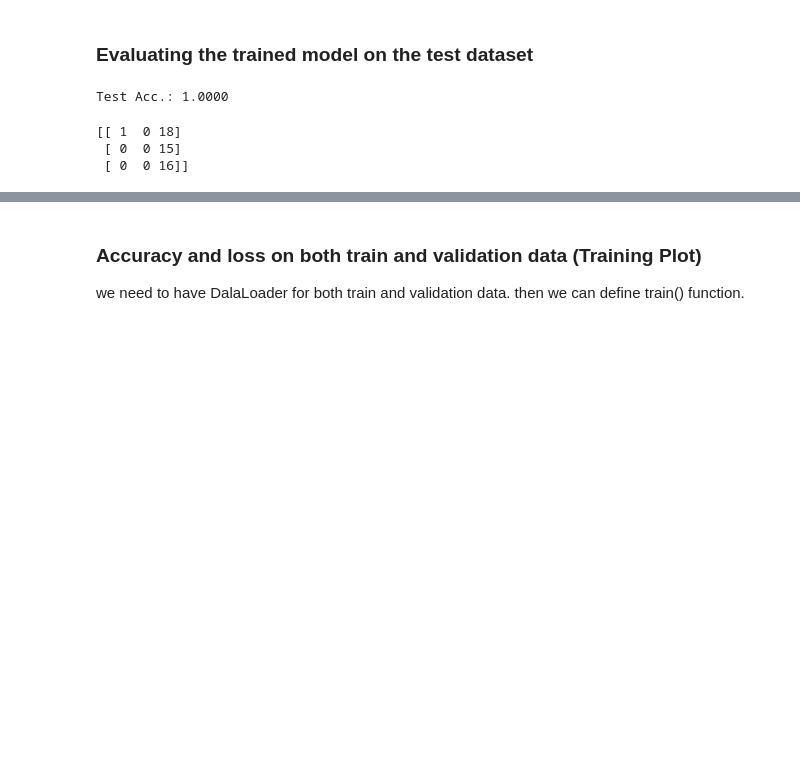
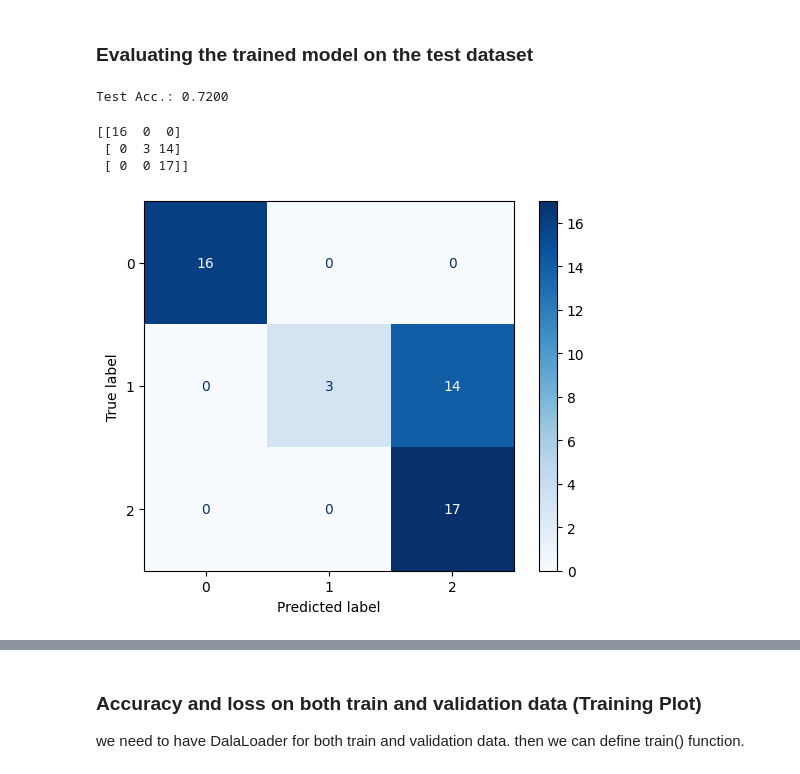
Before and after one commit to mobinapourmoshir/Functional-Deep-Learning, a Jupyter notebook: DNN Basics.ipynb, the cells around one changed output, grey strips where cells are left out. Drawn from its saved outputs; the diff is of its cells as text; code cells hidden in the pictures; blank space fills up the shorter version.

Commit message:
Confusion matrix

```diff
--- a/DNN Basics.ipynb
+++ b/DNN Basics.ipynb
@@ -216,43 +220,63 @@ plt.show()
 # %% [markdown]
 ### Evaluating the trained model on the test dataset
 # %%
-X_test_norm = (X_test - np.mean(X_train)) / np.std(X_train)
+# Normalization using train statistics only
+mean = np.mean(X_train, axis=0)
+std  = np.std(X_train, axis=0)
+
+X_test_norm = (X_test - mean) / std
 X_test_norm = torch.from_numpy(X_test_norm).float()
-y_test = torch.from_numpy(y_test)
-pred_test = model(X_test_norm)
-correct = (torch.argmax(pred_test, dim=1) == y_test).float()
-accuracy = correct.mean()
+
+# Ensure labels are tensors of correct dtype
+y_test = y_test.long()
+
+# Evaluation
+model.eval()
+with torch.no_grad():
+    pred_test = model(X_test_norm)
+    correct = (torch.argmax(pred_test, dim=1) == y_test).float()
+    accuracy = correct.mean().item()
+
 print(f'Test Acc.: {accuracy:.4f}')
 # %% [output]
-Test Acc.: 1.0000
+Test Acc.: 0.7200
 # %%
-# Confusion matrix
-from sklearn.metrics import confusion_matrix
+from sklearn.preprocessing import StandardScaler
+from sklearn.metrics import confusion_matrix, ConfusionMatrixDisplay
+import matplotlib.pyplot as plt
 import torch
 
-# Test DataLoader
-torch_y_test = y_test.long()
-torch_X_test = torch.from_numpy(X_test).float()
+# 1) Fit scaler on TRAIN ONLY (do this before training)
+scaler = StandardScaler().fit(X_train)
+X_train_std = scaler.transform(X_train)
+X_test_std  = scaler.transform(X_test)
+
+# 2) Rebuild datasets/loaders (train and test should both be standardized)
+torch_X_test = torch.from_numpy(X_test_std).float()
+torch_y_test = y_test
+
 test_ds = TensorDataset(torch_X_test, torch_y_test)
-test_dl = DataLoader(test_ds, batch_size=batch_size)
+test_dl = DataLoader(test_ds, batch_size=batch_size, shuffle=False)
 
-# Put model in evaluation mode
+# 3) Evaluate
 model.eval()
+all_preds, all_labels = [], []
 
-all_preds = []
-all_labels = []
-
-with torch.no_grad():  # No gradient calculation needed for evaluation
-    for x_batch, y_batch in test_dl:
-        pred = model(x_batch)
-        pred_classes = torch.argmax(pred, dim=1)
-
-        all_preds.extend(pred_classes.cpu().numpy())   # Store predicted classes
-        all_labels.extend(y_batch.cpu().numpy())       # Store true labels
+with torch.no_grad():
+    for xb, yb in test_dl:
+        # xb, yb = xb.to(device), yb.to(device)   # if using GPU/CPU device
+        logits = model(xb)              # shape: (N, C)
+        preds = torch.argmax(logits, dim=1)
+        all_preds.extend(preds.cpu().numpy())
+        all_labels.extend(yb.cpu().numpy())
 
 cm = confusion_matrix(all_labels, all_preds)
 print(cm)
+
+ConfusionMatrixDisplay(cm).plot(cmap="Blues", values_format="d")
+plt.show()
 # %% [output]
-[[ 1  0 18]
- [ 0  0 15]
- [ 0  0 16]]
+[[16  0  0]
+ [ 0  3 14]
+ [ 0  0 17]]
+[figure, added]
```
Also changed, not shown: parts of 4 cells of this notebook.
